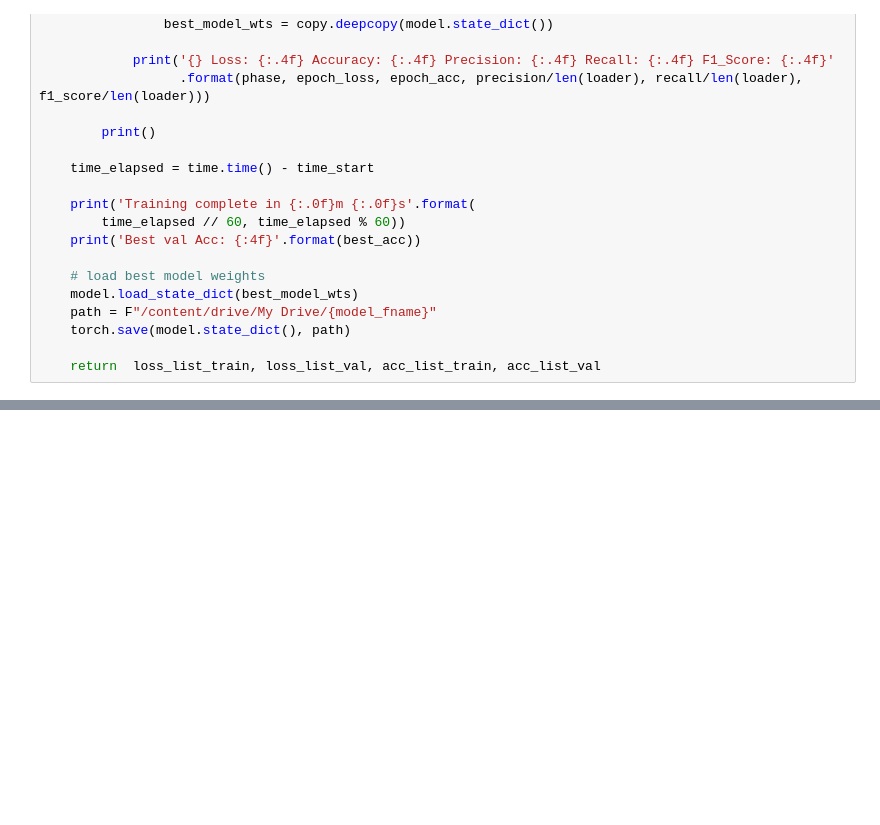
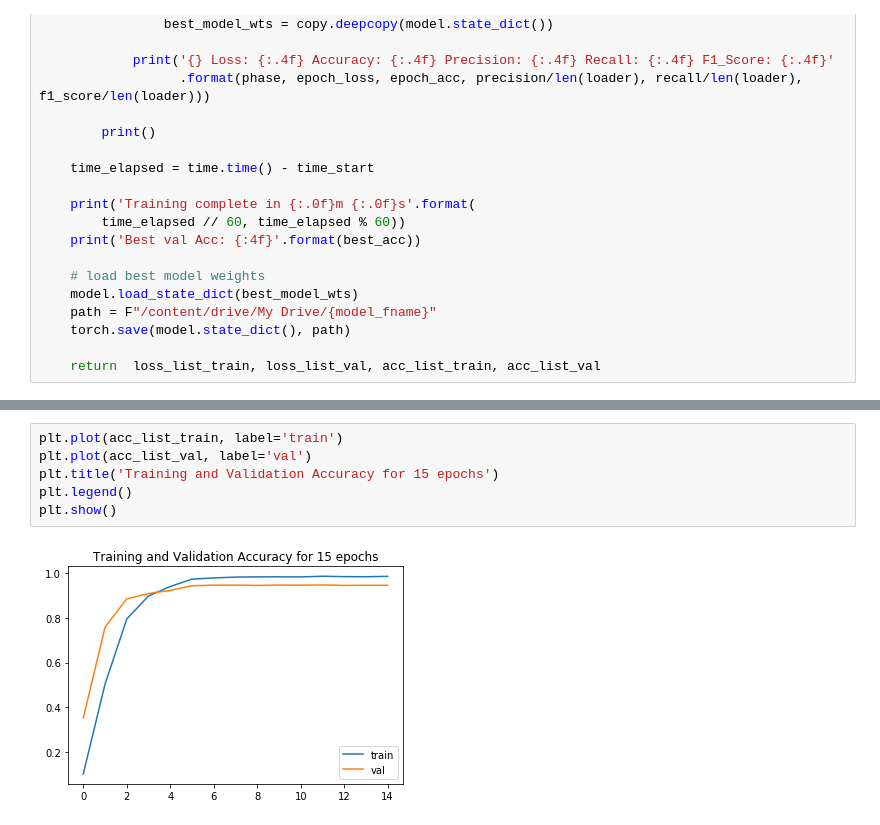
Before and after one commit to katerinaov/Cars-Models-Classification, a Jupyter notebook: cars_classifier.ipynb, the cells around one changed output, grey strips where cells are left out. Cells and saved outputs as stored; diff of their text form; blank space fills up the shorter version.

```diff
--- a/cars_classifier.ipynb
+++ b/cars_classifier.ipynb
@@ -326,2 +363,10 @@ Best val Acc: 0.933963
+# %%
+plt.plot(acc_list_train, label='train')
+plt.plot(acc_list_val, label='val')
+plt.title('Training and Validation Accuracy for 15 epochs')
+plt.legend()
+plt.show()
+# %% [output]
+[figure, added]
 # %%
 data_transforms_test = transforms.Compose([
```
Also changed, not shown: parts of 16 cells of this notebook, 5 other files.
